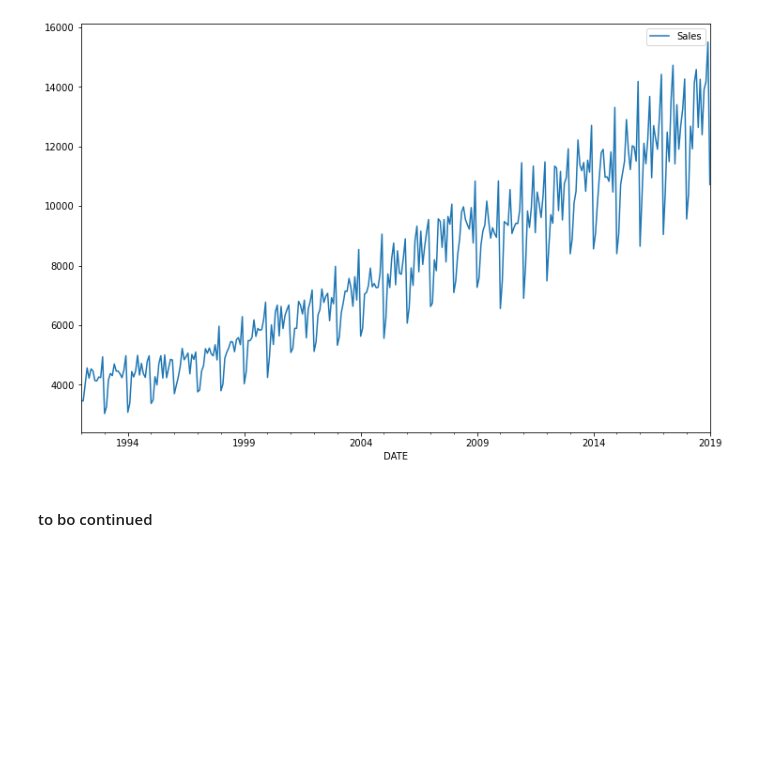
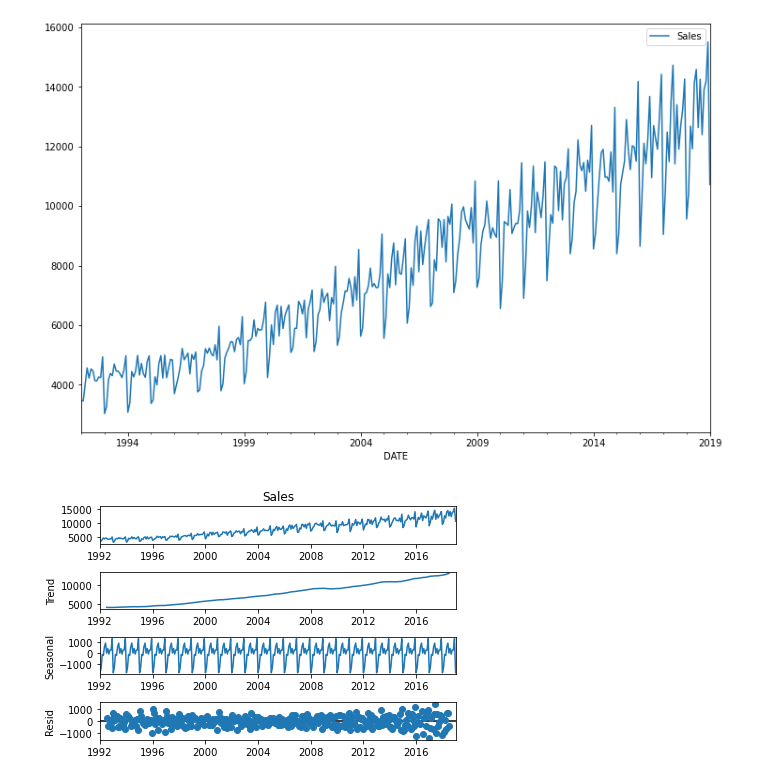
Before and after one commit to saifulrijal-ds/time-series-analysis-python, a Jupyter notebook: study-notes_deep-learning-for-forecasting.ipynb, the cells around one changed output. Drawn from its saved outputs; the diff is of its cells as text; code cells hidden in the pictures; blank space fills up the shorter version.

```diff
--- a/study-notes_deep-learning-for-forecasting.ipynb
+++ b/study-notes_deep-learning-for-forecasting.ipynb
@@ -172,5 +172,3 @@ df.plot(figsize=(12, 8))
 # %% [output]
 <AxesSubplot:xlabel='DATE'>
 [figure]
-# %% [markdown]
-#### to bo continued
@@ -176,0 +178,6 @@ df.plot(figsize=(12, 8))
+# %%
+ets = seasonal_decompose(df['Sales'])
+# %%
+ets.plot();
+# %% [output]
+[figure, added]
```
Also changed, not shown: parts of 40 cells of this notebook.
